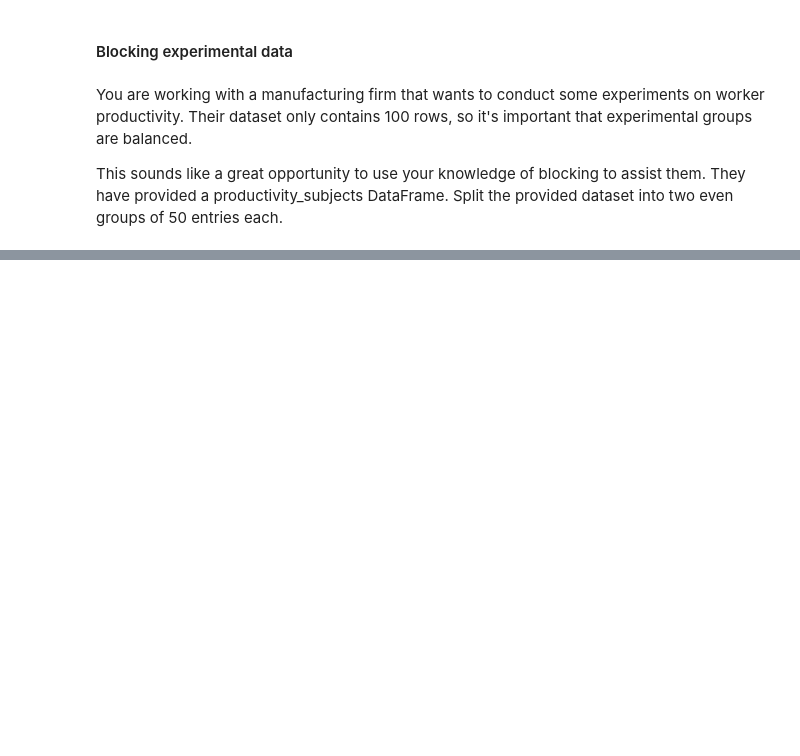
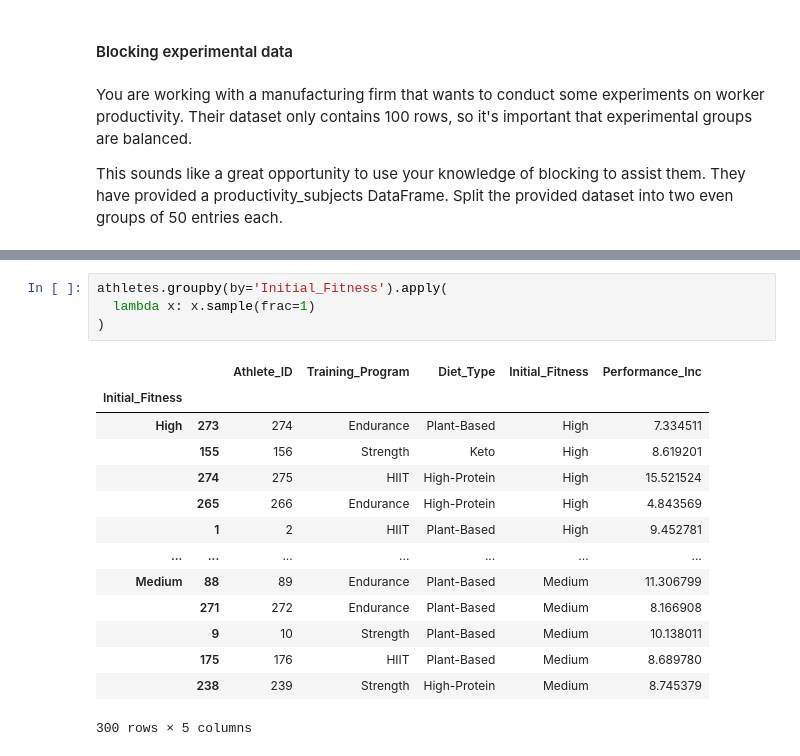
Before and after one commit to AnshuBantra/Python, a Jupyter notebook: Associate Data Scientist in Python/030_Experimental Design in Python/ed.ipynb, the cells around one changed output, grey strips where cells are left out. Cells and saved outputs as stored; diff of their text form; blank space fills up the shorter version.

```diff
--- a/Associate Data Scientist in Python/030_Experimental Design in Python/ed.ipynb
+++ b/Associate Data Scientist in Python/030_Experimental Design in Python/ed.ipynb
@@ -327,0 +185,19 @@ Critical: [0.572 0.652 0.782 0.912 1.085]
+# %%
+athletes.groupby(by='Initial_Fitness').apply(
+  lambda x: x.sample(frac=1)
+)
+# %% [output]
+|  |  | Athlete_ID | Training_Program | Diet_Type | Initial_Fitness | Performance_Inc |
+| Initial_Fitness |  |  |  |  |  |  |
+| High | 273 | 274 | Endurance | Plant-Based | High | 7.334511 |
+|  | 155 | 156 | Strength | Keto | High | 8.619201 |
+|  | 274 | 275 | HIIT | High-Protein | High | 15.521524 |
+|  | 265 | 266 | Endurance | High-Protein | High | 4.843569 |
+|  | 1 | 2 | HIIT | Plant-Based | High | 9.452781 |
+| ... | ... | ... | ... | ... | ... | ... |
+| Medium | 88 | 89 | Endurance | Plant-Based | Medium | 11.306799 |
+|  | 271 | 272 | Endurance | Plant-Based | Medium | 8.166908 |
+|  | 9 | 10 | Strength | Plant-Based | Medium | 10.138011 |
+|  | 175 | 176 | HIIT | Plant-Based | Medium | 8.689780 |
+|  | 238 | 239 | Strength | High-Protein | Medium | 8.745379 |
+300 rows × 5 columns
```
Also changed, not shown: parts of 52 cells of this notebook.
